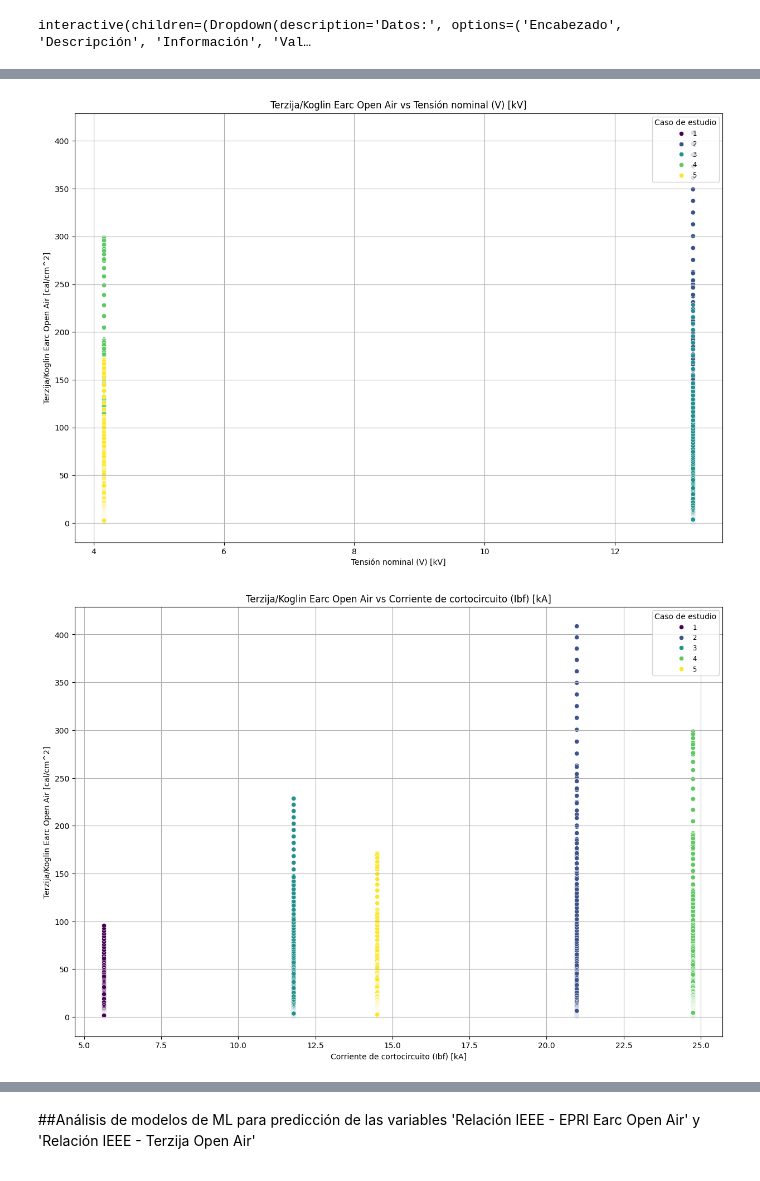
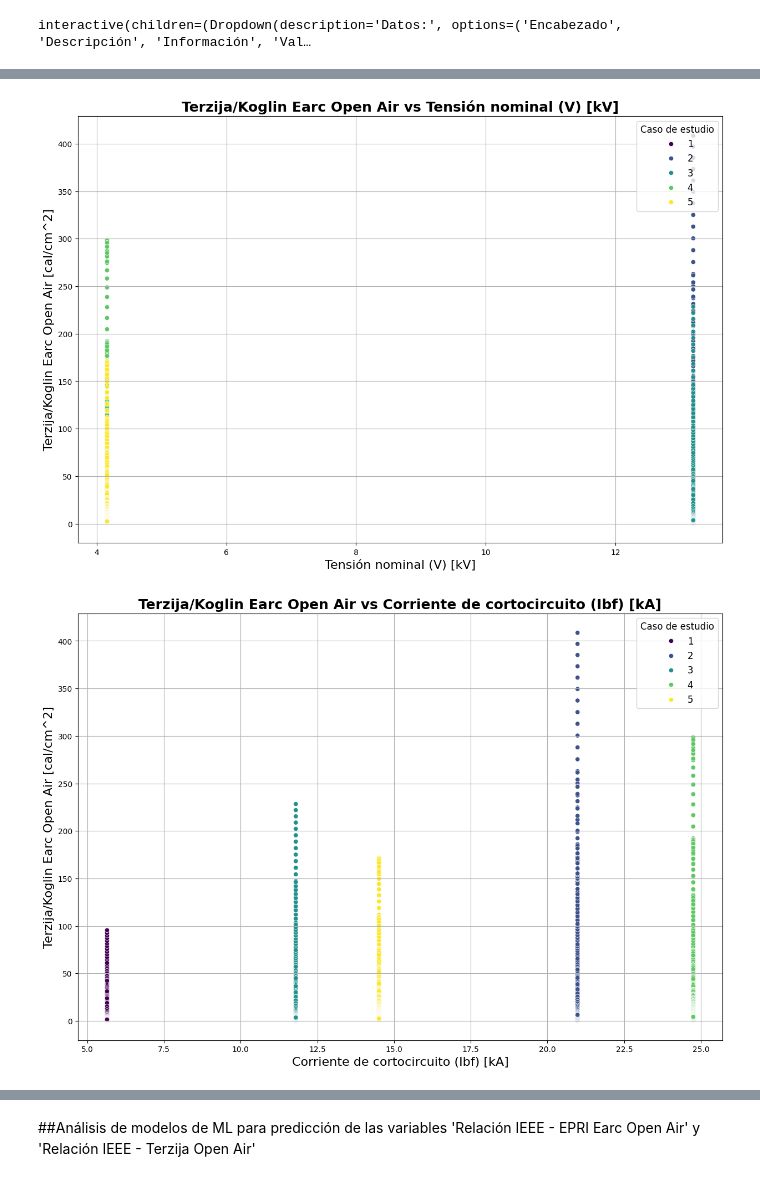
Before and after one commit to alvillegasru/15_kV_Arc_Flash, a Jupyter notebook: Cuadernos/Analisis_Comparativo.ipynb, the cells around one changed output, grey strips where cells are left out. Saved outputs shown, nothing was run; the diff lists cells and outputs as text; code cells hidden in the pictures.

```diff
--- a/Cuadernos/Analisis_Comparativo.ipynb
+++ b/Cuadernos/Analisis_Comparativo.ipynb
@@ -183,16 +183,17 @@ for col_x in columnas_x:
         # Crear la gráfica
         sns.scatterplot(x=col_x, y='IEEE 1584 - 2018 Earc [cal/cm^2]',
                         hue='Caso de estudio', data=data_config, ax=axes[i], palette='viridis')
-        axes[i].set_title(f'IEEE 1584 - 2018 Earc vs {col_x} para EC = {config}')
-        axes[i].set_xlabel(col_x)
-        axes[i].set_ylabel('IEEE 1584 - 2018 Earc [cal/cm^2]')
+        axes[i].set_title(f'IEEE 1584 - 2018 Earc vs {col_x} para EC = {config}', fontsize=18, fontweight='bold')
+        axes[i].set_xlabel(col_x, fontsize=16)
+        axes[i].set_ylabel('IEEE 1584 - 2018 Earc [cal/cm^2]', fontsize=16)
         axes[i].grid(True)
-        axes[i].legend(title='Caso de estudio', loc='upper right', fontsize='small')
+        legend = axes[i].legend(title='Caso de estudio', loc='upper right', fontsize=12)
+        legend.get_title().set_fontsize('12')  # Cambiar el tamaño del título de la leyenda
 
         # Guardar la imagen del subplot actual
         extent = axes[i].get_window_extent().transformed(fig.dpi_scale_trans.inverted())
         file_path = os.path.join(dir_path, f'Grafico_IEEE_{col_x}_{config}.png')
-        fig.savefig(file_path, bbox_inches=extent.expanded(1.1, 1.2))  # Expandir el bbox para incluir la leyenda
+        fig.savefig(file_path, bbox_inches=extent.expanded(1.15, 1.2))  # Expandir el bbox para incluir la leyenda
 
     # Mostrar la figura con las tres gráficas (opcional)
     plt.show()
@@ -220,11 +221,12 @@ for col_x in columnas_x:
     plt.figure(figsize=(15, 10))  # Crear una nueva figura para cada gráfica
     sns.scatterplot(x=col_x, y='EPRI Earc Open Air [cal/cm^2]',
                     hue='Caso de estudio', data=data_config, palette='viridis')
-    plt.title(f'EPRI Earc Open Air vs {col_x}')
-    plt.xlabel(col_x)
-    plt.ylabel('EPRI Earc Open Air [cal/cm^2]')
+    plt.title(f'EPRI Earc Open Air vs {col_x}', fontsize=18, fontweight='bold')
+    plt.xlabel(col_x, fontsize=16)
+    plt.ylabel('EPRI Earc Open Air [cal/cm^2]', fontsize=16)
     plt.grid(True)
-    plt.legend(title='Caso de estudio', loc='upper right', fontsize='small')
+    legend = plt.legend(title='Caso de estudio', loc='upper right', fontsize=12)
+    legend.get_title().set_fontsize('12')  # Cambiar el tamaño del título de la leyenda
 
     # Guardar la imagen
     file_path = os.path.join(dir_path, f'Grafico_EPRI_{col_x}.png')  # Usar configuraciones[0] para HCB
@@ -239,33 +241,34 @@ for col_x in columnas_x:
 # %%
 #@title Impacto de variables de entrada en metodología Terzija/Koglin
 
 # Definir la ruta de guardado
 dir_path = '15_kV_Arc_Flash/Archivos/Imagenes'
 os.makedirs(dir_path, exist_ok=True)  # Crear la carpeta si no existe
 
 # Seleccionar las columnas de interés para el eje X
 columnas_x = [dataset_analisis.columns[1], dataset_analisis.columns[2], dataset_analisis.columns[4], dataset_analisis.columns[5]]
 
 # Iterar sobre cada columna en X y generar gráficos
 for col_x in columnas_x:
     # Filtrar los datos para la configuración actual
     data_config = dataset_analisis[dataset_analisis['Configuración de electrodos (EC)'] == 'HCB']  # Usar configuraciones[0] para HCB
 
     # Crear la gráfica
     plt.figure(figsize=(15, 10))  # Crear una nueva figura para cada gráfica
     sns.scatterplot(x=col_x, y='Terzija/Koglin Earc Open Air [cal/cm^2]',
                     hue='Caso de estudio', data=data_config, palette='viridis')
-    plt.title(f'Terzija/Koglin Earc Open Air vs {col_x}')
-    plt.xlabel(col_x)
-    plt.ylabel('Terzija/Koglin Earc Open Air [cal/cm^2]')
+    plt.title(f'Terzija/Koglin Earc Open Air vs {col_x}', fontsize=18, fontweight='bold')
+    plt.xlabel(col_x, fontsize=16)
+    plt.ylabel('Terzija/Koglin Earc Open Air [cal/cm^2]', fontsize=16)
     plt.grid(True)
-    plt.legend(title='Caso de estudio', loc='upper right', fontsize='small')
+    legend = plt.legend(title='Caso de estudio', loc='upper right', fontsize=12)
+    legend.get_title().set_fontsize('12')  # Cambiar el tamaño del título de la leyenda
 
     # Guardar la imagen
     file_path = os.path.join(dir_path, f'Grafico_Terzija_{col_x}.png')  # Usar configuraciones[0] para HCB
     plt.savefig(file_path, bbox_inches='tight')
     plt.show()
     plt.close()  # Cerrar la figura para liberar memoria
 # %% [output]
-[figure, old version]
+[figure, new version]
-[figure, old version]
+[figure, new version]
```
Also changed, not shown: parts of 4 cells of this notebook.
